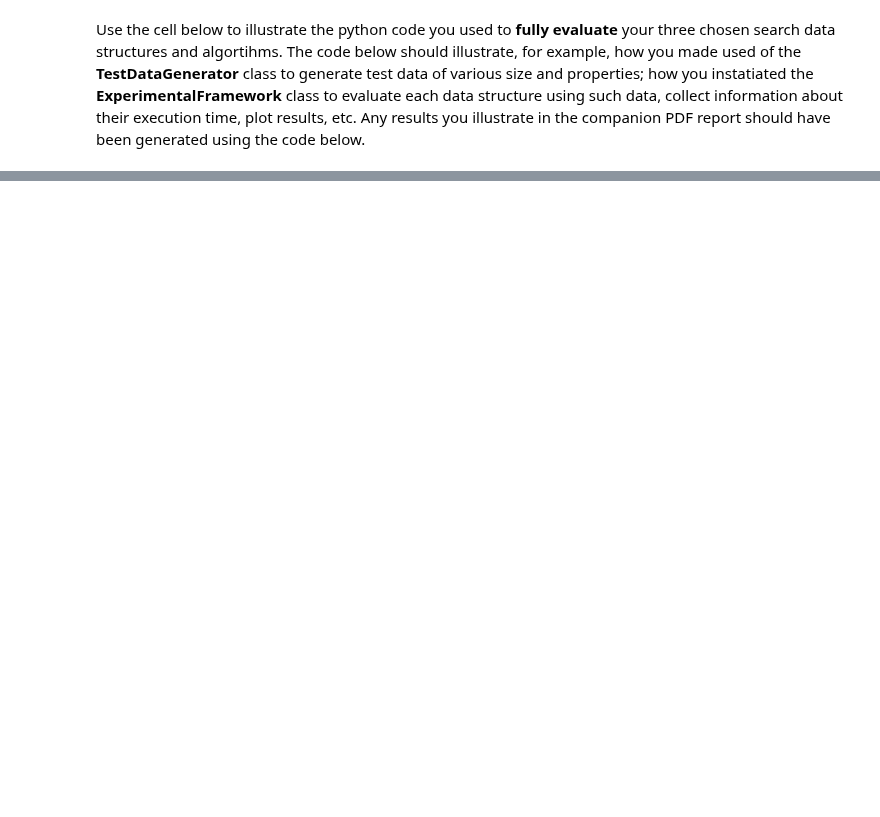
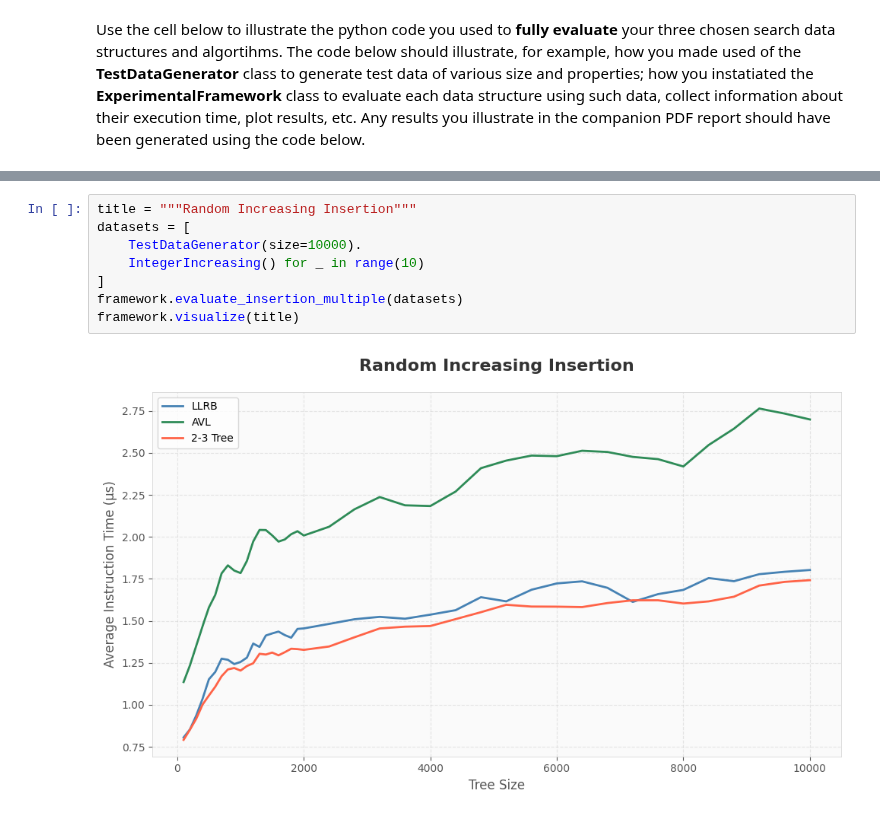
Before and after one commit to Zhou-London/Algorithm-Research, a Jupyter notebook: comp0005-coursework-2025/grp-XXX-0005code.ipynb, the cells around one changed output, grey strips where cells are left out. Cells and saved outputs as stored; diff of their text form; blank space fills up the shorter version.

```diff
--- a/comp0005-coursework-2025/grp-XXX-0005code.ipynb
+++ b/comp0005-coursework-2025/grp-XXX-0005code.ipynb
@@ -957,0 +971,10 @@ framework.visualize(title + " Search")
+# %%
+title = """Random Increasing Insertion"""
+datasets = [
+    TestDataGenerator(size=10000).
+    IntegerIncreasing() for _ in range(10)
+]
+framework.evaluate_insertion_multiple(datasets)
+framework.visualize(title)
+# %% [output]
+[figure, added]
```
Also changed, not shown: parts of 17 cells of this notebook.
